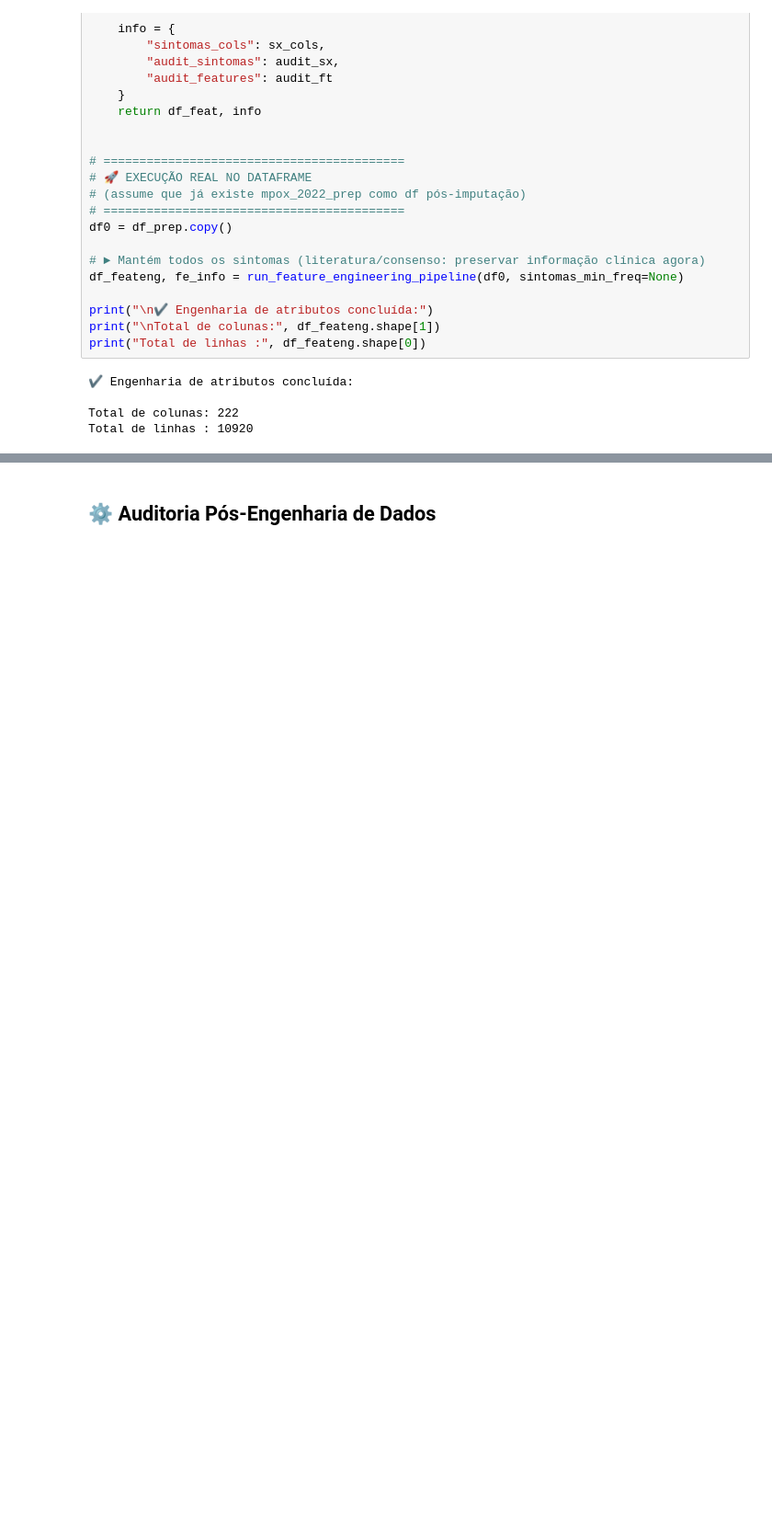
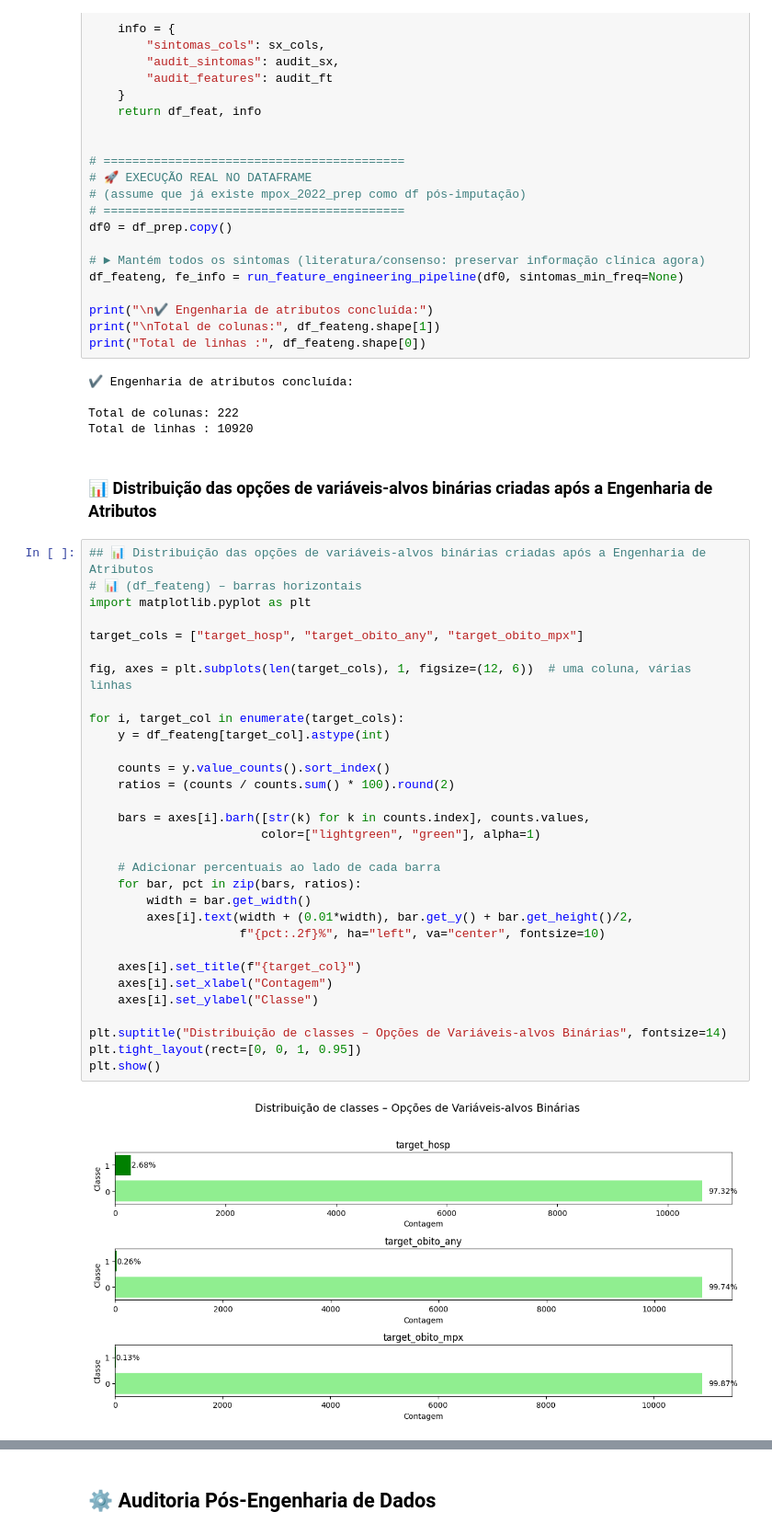
Before and after one commit to Cristie-Lima/e-SUS_Sinan_Mpox_ML-Workflow, a Jupyter notebook: cristie_mod6_proj_final_parte_2.ipynb, the cells around one changed output, grey strips where cells are left out. Shown at 92% size. Drawn from its saved outputs; the diff is of its cells as text; blank space fills up the shorter version.

```diff
--- a/cristie_mod6_proj_final_parte_2.ipynb
+++ b/cristie_mod6_proj_final_parte_2.ipynb
@@ -594,3 +617,38 @@ print("Total de linhas :", df_feateng.shape[0])
 
 Total de colunas: 222
 Total de linhas : 10920
+# %% [markdown]
+### 📊 Distribuição das opções de variáveis-alvos binárias criadas após a Engenharia de Atributos
+# %%
+## 📊 Distribuição das opções de variáveis-alvos binárias criadas após a Engenharia de Atributos
+# 📊 (df_feateng) – barras horizontais
+import matplotlib.pyplot as plt
+
+target_cols = ["target_hosp", "target_obito_any", "target_obito_mpx"]
+
+fig, axes = plt.subplots(len(target_cols), 1, figsize=(12, 6))  # uma coluna, várias linhas
+
+for i, target_col in enumerate(target_cols):
+    y = df_feateng[target_col].astype(int)
+
+    counts = y.value_counts().sort_index()
+    ratios = (counts / counts.sum() * 100).round(2)
+
+    bars = axes[i].barh([str(k) for k in counts.index], counts.values,
+                        color=["lightgreen", "green"], alpha=1)
+
+    # Adicionar percentuais ao lado de cada barra
+    for bar, pct in zip(bars, ratios):
+        width = bar.get_width()
+        axes[i].text(width + (0.01*width), bar.get_y() + bar.get_height()/2,
+                     f"{pct:.2f}%", ha="left", va="center", fontsize=10)
+
+    axes[i].set_title(f"{target_col}")
+    axes[i].set_xlabel("Contagem")
+    axes[i].set_ylabel("Classe")
+
+plt.suptitle("Distribuição de classes – Opções de Variáveis-alvos Binárias", fontsize=14)
+plt.tight_layout(rect=[0, 0, 1, 0.95])
+plt.show()
+# %% [output]
+[figure, added]
```
Also changed, not shown: parts of 35 cells of this notebook.
